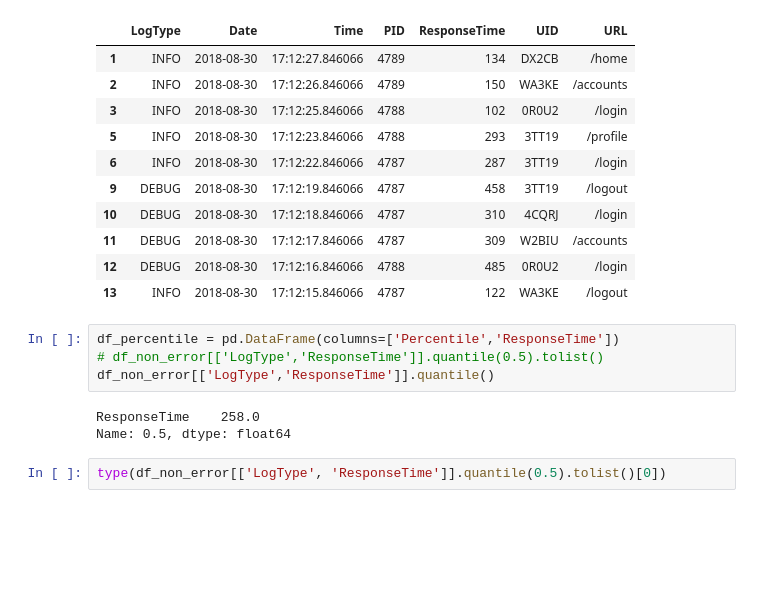
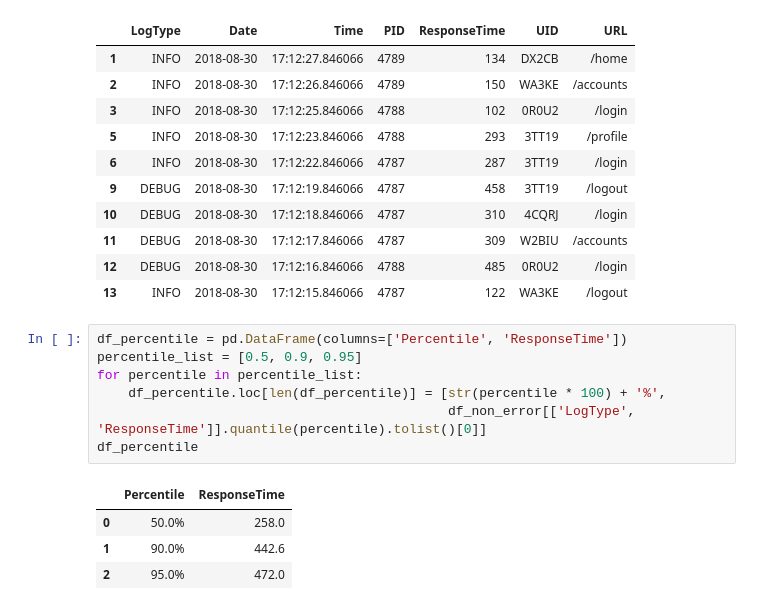
Before and after one commit to chinsisme/log-analysis-challenge, a Jupyter notebook: Untitled1.ipynb, the cells around one changed output. Cells and saved outputs as stored; diff of their text form; blank space fills up the shorter version.

```diff
--- a/Untitled1.ipynb
+++ b/Untitled1.ipynb
@@ -114,12 +114,15 @@ See the caveats in the documentation: http://pandas.pydata.org/pandas-docs/stabl
 | 11 | DEBUG | 2018-08-30 | 17:12:17.846066 | 4787 | 309 | W2BIU | /accounts |
 | 12 | DEBUG | 2018-08-30 | 17:12:16.846066 | 4788 | 485 | 0R0U2 | /login |
 | 13 | INFO | 2018-08-30 | 17:12:15.846066 | 4787 | 122 | WA3KE | /logout |
-# %%
-df_percentile = pd.DataFrame(columns=['Percentile','ResponseTime'])
-# df_non_error[['LogType','ResponseTime']].quantile(0.5).tolist()
-df_non_error[['LogType','ResponseTime']].quantile()
-# %% [output]
-ResponseTime    258.0
-Name: 0.5, dtype: float64
-# %%
-type(df_non_error[['LogType', 'ResponseTime']].quantile(0.5).tolist()[0])
+# %%
+df_percentile = pd.DataFrame(columns=['Percentile', 'ResponseTime'])
+percentile_list = [0.5, 0.9, 0.95]
+for percentile in percentile_list:
+    df_percentile.loc[len(df_percentile)] = [str(percentile * 100) + '%',
+                                             df_non_error[['LogType', 'ResponseTime']].quantile(percentile).tolist()[0]]
+df_percentile
+# %% [output]
+|  | Percentile | ResponseTime |
+| 0 | 50.0% | 258.0 |
+| 1 | 90.0% | 442.6 |
+| 2 | 95.0% | 472.0 |
```
Also changed, not shown: parts of 1 cell of this notebook, 12 other files.
